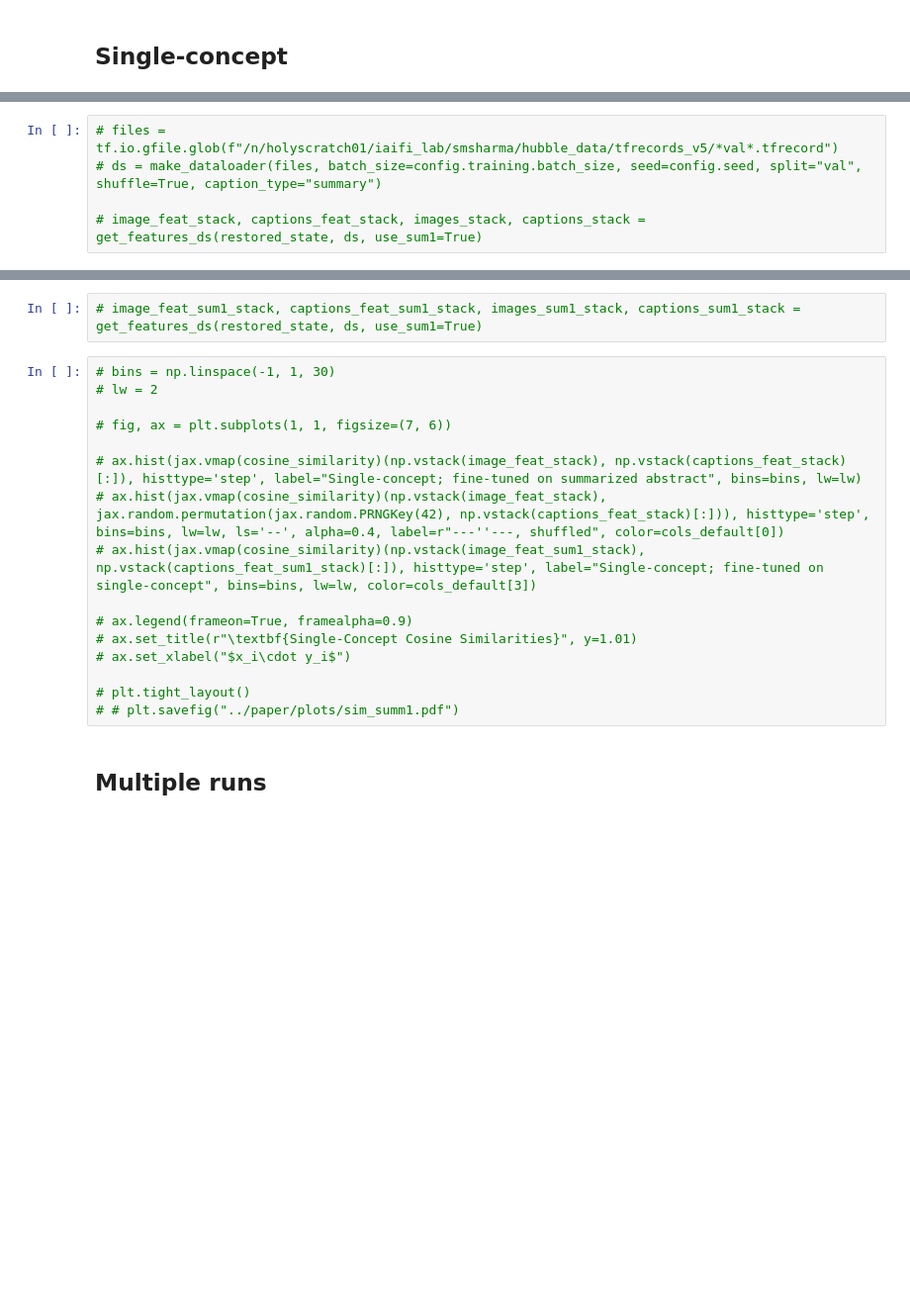
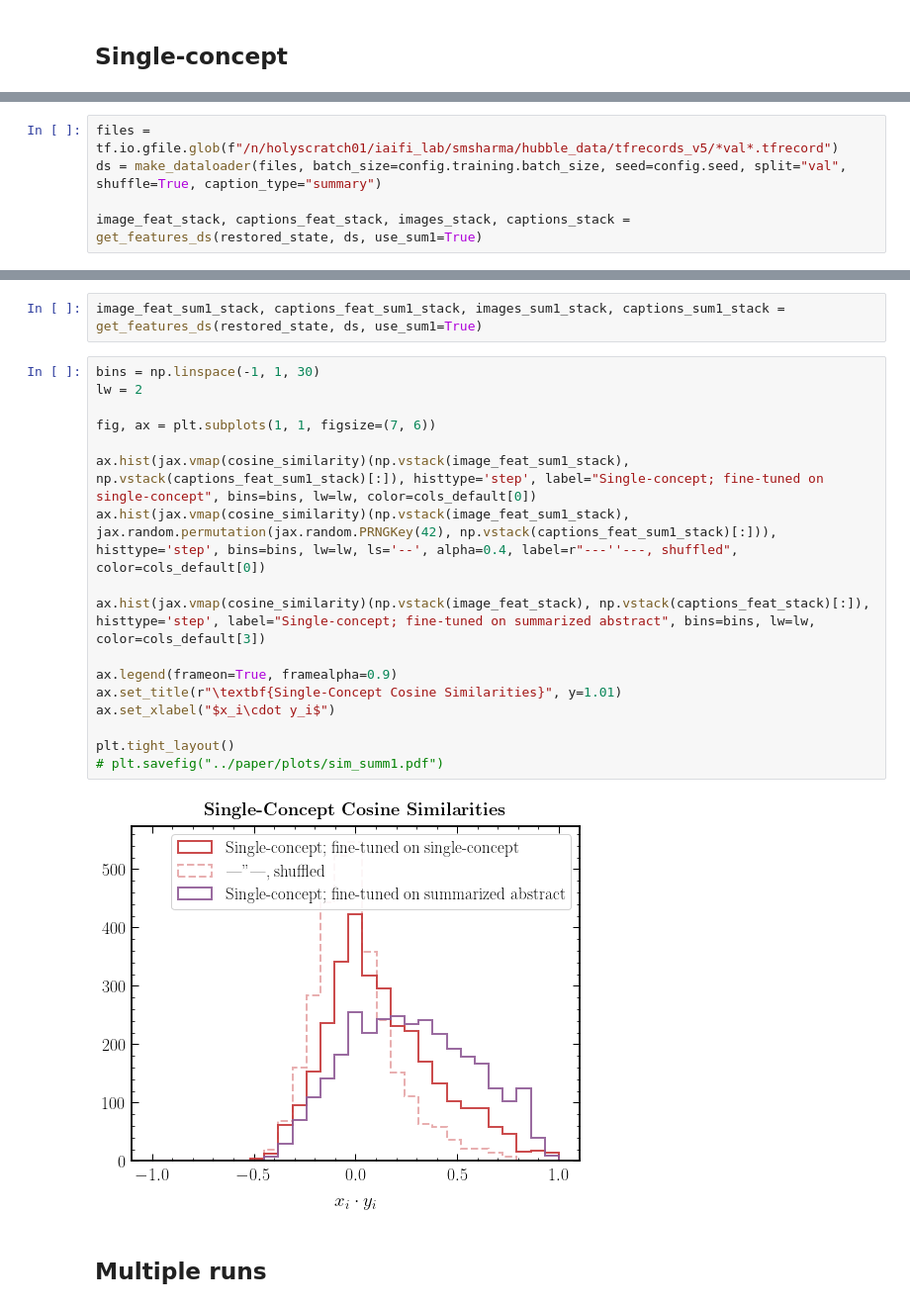
Before and after one commit to smsharma/PAPERCLIP-Hubble, a Jupyter notebook: notebooks/09_dot_product_eval.ipynb, the cells around one changed output, grey strips where cells are left out. Shown at 99% size. Saved outputs shown, nothing was run; the diff lists cells and outputs as text; blank space fills up the shorter version.

```diff
--- a/notebooks/09_dot_product_eval.ipynb
+++ b/notebooks/09_dot_product_eval.ipynb
@@ -291,6 +303,6 @@ def get_objects_phenomena(caption):
 # %%
-# files = tf.io.gfile.glob(f"/n/holyscratch01/iaifi_lab/smsharma/hubble_data/tfrecords_v5/*val*.tfrecord")
-# ds = make_dataloader(files, batch_size=config.training.batch_size, seed=config.seed, split="val", shuffle=True, caption_type="summary")
+files = tf.io.gfile.glob(f"/n/holyscratch01/iaifi_lab/smsharma/hubble_data/tfrecords_v5/*val*.tfrecord")
+ds = make_dataloader(files, batch_size=config.training.batch_size, seed=config.seed, split="val", shuffle=True, caption_type="summary")
 
-# image_feat_stack, captions_feat_stack, images_stack, captions_stack = get_features_ds(restored_state, ds, use_sum1=True)
+image_feat_stack, captions_feat_stack, images_stack, captions_stack = get_features_ds(restored_state, ds, use_sum1=True)
 # %%
@@ -313,21 +329,24 @@ def get_objects_phenomena(caption):
 # %%
-# image_feat_sum1_stack, captions_feat_sum1_stack, images_sum1_stack, captions_sum1_stack = get_features_ds(restored_state, ds, use_sum1=True)
+image_feat_sum1_stack, captions_feat_sum1_stack, images_sum1_stack, captions_sum1_stack = get_features_ds(restored_state, ds, use_sum1=True)
 # %%
-# bins = np.linspace(-1, 1, 30)
-# lw = 2
+bins = np.linspace(-1, 1, 30)
+lw = 2
 
-# fig, ax = plt.subplots(1, 1, figsize=(7, 6))
+fig, ax = plt.subplots(1, 1, figsize=(7, 6))
 
-# ax.hist(jax.vmap(cosine_similarity)(np.vstack(image_feat_stack), np.vstack(captions_feat_stack)[:]), histtype='step', label="Single-concept; fine-tuned on summarized abstract", bins=bins, lw=lw)
-# ax.hist(jax.vmap(cosine_similarity)(np.vstack(image_feat_stack), jax.random.permutation(jax.random.PRNGKey(42), np.vstack(captions_feat_stack)[:])), histtype='step', bins=bins, lw=lw, ls='--', alpha=0.4, label=r"---''---, shuffled", color=cols_default[0])
-# ax.hist(jax.vmap(cosine_similarity)(np.vstack(image_feat_sum1_stack), np.vstack(captions_feat_sum1_stack)[:]), histtype='step', label="Single-concept; fine-tuned on single-concept", bins=bins, lw=lw, color=cols_default[3])
+ax.hist(jax.vmap(cosine_similarity)(np.vstack(image_feat_sum1_stack), np.vstack(captions_feat_sum1_stack)[:]), histtype='step', label="Single-concept; fine-tuned on single-concept", bins=bins, lw=lw, color=cols_default[0])
+ax.hist(jax.vmap(cosine_similarity)(np.vstack(image_feat_sum1_stack), jax.random.permutation(jax.random.PRNGKey(42), np.vstack(captions_feat_sum1_stack)[:])), histtype='step', bins=bins, lw=lw, ls='--', alpha=0.4, label=r"---''---, shuffled", color=cols_default[0])
 
-# ax.legend(frameon=True, framealpha=0.9)
-# ax.set_title(r"\textbf{Single-Concept Cosine Similarities}", y=1.01)
-# ax.set_xlabel("$x_i\cdot y_i$")
+ax.hist(jax.vmap(cosine_similarity)(np.vstack(image_feat_stack), np.vstack(captions_feat_stack)[:]), histtype='step', label="Single-concept; fine-tuned on summarized abstract", bins=bins, lw=lw, color=cols_default[3])
 
-# plt.tight_layout()
-# # plt.savefig("../paper/plots/sim_summ1.pdf")
+ax.legend(frameon=True, framealpha=0.9)
+ax.set_title(r"\textbf{Single-Concept Cosine Similarities}", y=1.01)
+ax.set_xlabel("$x_i\cdot y_i$")
+
+plt.tight_layout()
+# plt.savefig("../paper/plots/sim_summ1.pdf")
+# %% [output]
+[figure, added]
 # %% [markdown]
 ## Multiple runs
 # %%
```
Also changed, not shown: parts of 18 cells of this notebook, 7 other files.
